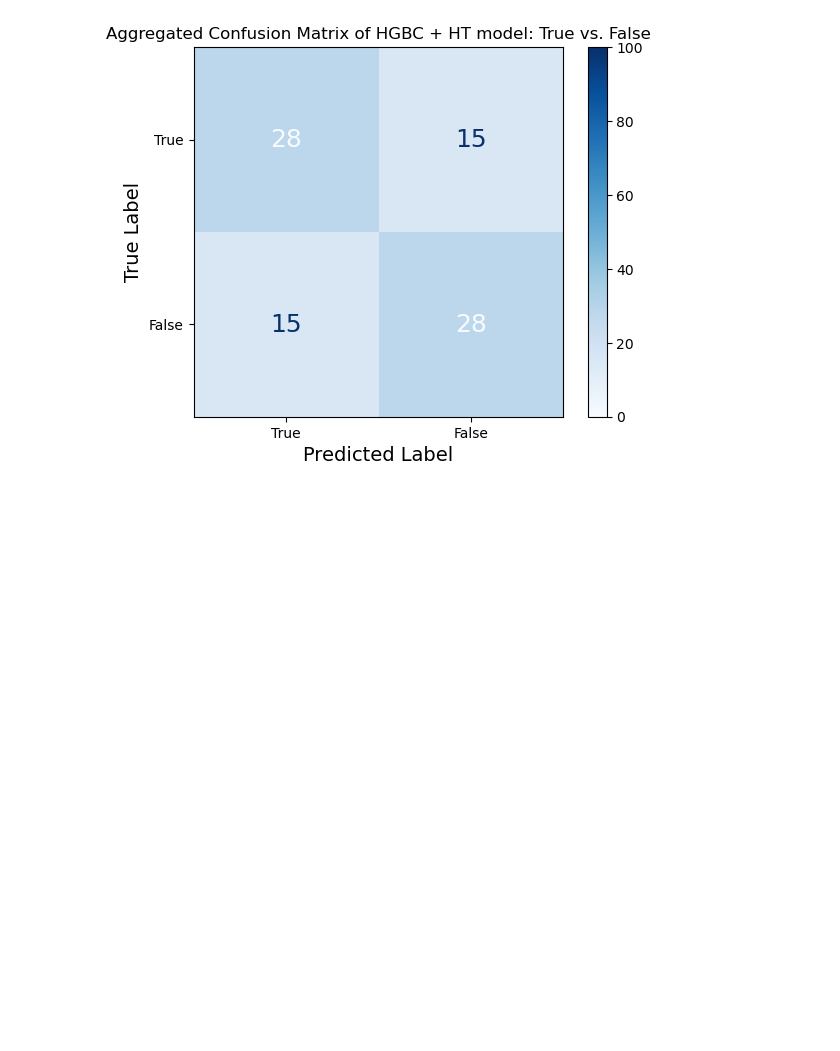
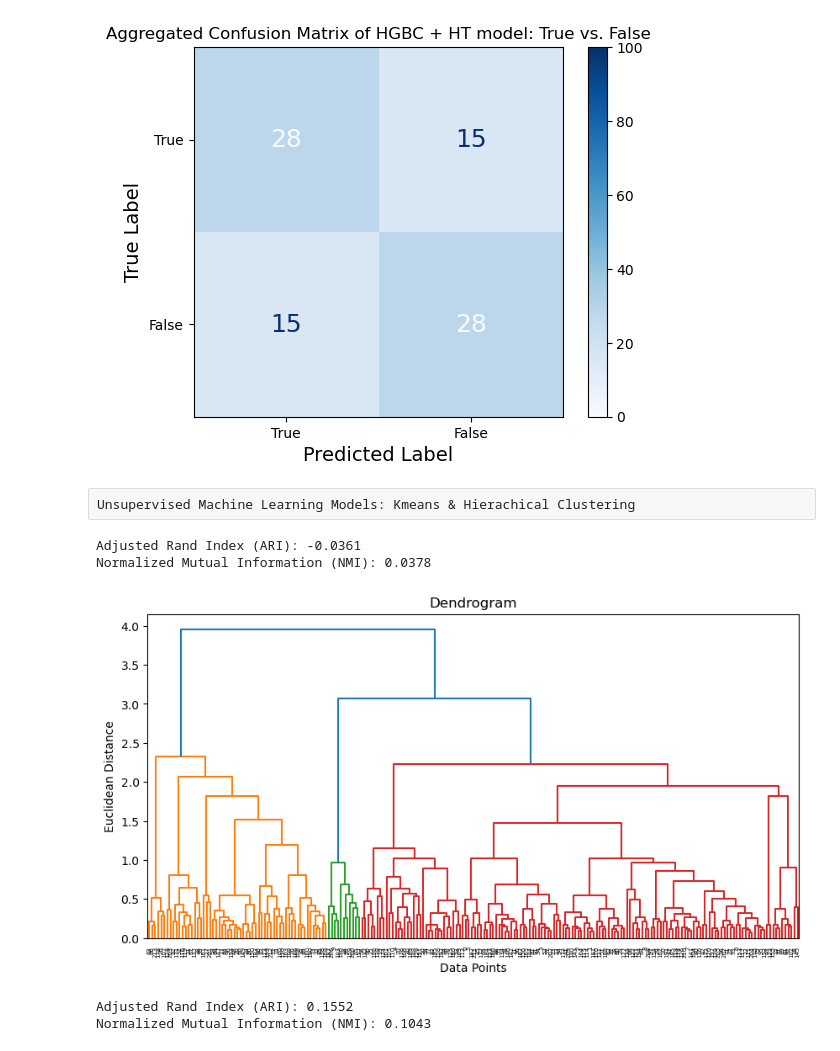
Before and after one commit to TimoLischke/WHO_TuberculosisReport, a Jupyter notebook: notebooks/machine_learning.ipynb, the cells around one changed output. Saved outputs shown, nothing was run; the diff lists cells and outputs as text; code cells hidden in the pictures; blank space fills up the shorter version.

Commit message:
unsupervised clustering

```diff
--- a/notebooks/machine_learning.ipynb
+++ b/notebooks/machine_learning.ipynb
@@ -1015,3 +1017,66 @@ plt.title("Aggregated Confusion Matrix of HGBC + HT model: True vs. False", font
 plt.show()
 # %% [output]
 [figure]
+# %% [raw]
+Unsupervised Machine Learning Models: Kmeans & Hierachical Clustering
+# %%
+# Implementation of unsupervised Kmeans Clustering moldel on unsplit data set:
+# df_TB_burden_feature and df_TB_burden_target
+
+# Impute the missing values (NaN) using an KNN model
+# imputer = KNNImputer(n_neighbors=5)  # Use k-nearest neighbors to fill missing values  # Was already run above!
+features_imputed = imputer.fit_transform(df_TB_burden_feature) # Apply imputation
+
+# Use the NaN imputed df_TB_burden_feature data applying the KNN imputer
+# Ensure feature names are retained
+df_features_imputed = pd.DataFrame(features_imputed, columns=df_TB_burden_feature.columns)
+
+# Standardize the imputed features for better clustering performance: MinMax Scaler normalization
+# normalizer = MinMaxScaler()    # Was already run above
+# fitting = calculating min and max for each column of imputed values
+df_features_imputed_norm = normalizer.fit_transform(df_features_imputed)
+
+# Apply KMeans clustering
+num_clusters = len(df_TB_burden_target.unique())  # Set number of clusters based on unique target values
+kmeans = KMeans(n_clusters=num_clusters, random_state=0, n_init=10)
+kmeans_labels = kmeans.fit_predict(df_features_imputed)
+
+# Evaluate clustering performance against df_TB_burden_target
+ari_score = adjusted_rand_score(df_TB_burden_target, kmeans_labels)
+nmi_score = normalized_mutual_info_score(df_TB_burden_target, kmeans_labels)
+
+print(f"Adjusted Rand Index (ARI): {ari_score:.4f}")
+print(f"Normalized Mutual Information (NMI): {nmi_score:.4f}")
+# %% [output]
+Adjusted Rand Index (ARI): -0.0361
+Normalized Mutual Information (NMI): 0.0378
+# %%
+# Implementation of unsupervised Hierarchical Clustering moldel on unsplit data set:
+# Create a dendrogram to determine the optimal number of clusters
+
+plt.figure(figsize=(10, 5))
+dendrogram = sch.dendrogram(sch.linkage(df_features_imputed_norm, method='ward'))
+plt.title("Dendrogram")
+plt.xlabel("Data Points")
+plt.ylabel("Euclidean Distance")
+plt.show()
+# %% [output]
+[figure, added]
+# %%
+# Implementation of unsupervised Hierarchical Clustering moldel on unsplit data set:
+# Define number of clusters based on dendrogram analysis
+num_clusters = len(df_TB_burden_target.unique())  # Adjust based on dendrogram
+
+# Apply Agglomerative Hierarchical Clustering
+hc = AgglomerativeClustering(n_clusters=num_clusters, metric='euclidean', linkage='ward')
+hc_labels = hc.fit_predict(df_features_imputed_norm)
+
+# Evaluate clustering performance against the actual target
+ari_score = adjusted_rand_score(df_TB_burden_target, hc_labels)
+nmi_score = normalized_mutual_info_score(df_TB_burden_target, hc_labels)
+
+print(f"Adjusted Rand Index (ARI): {ari_score:.4f}")
+print(f"Normalized Mutual Information (NMI): {nmi_score:.4f}")
+# %% [output]
+Adjusted Rand Index (ARI): 0.1552
+Normalized Mutual Information (NMI): 0.1043
```
Also changed, not shown: parts of 2 cells of this notebook, 6 other files.
